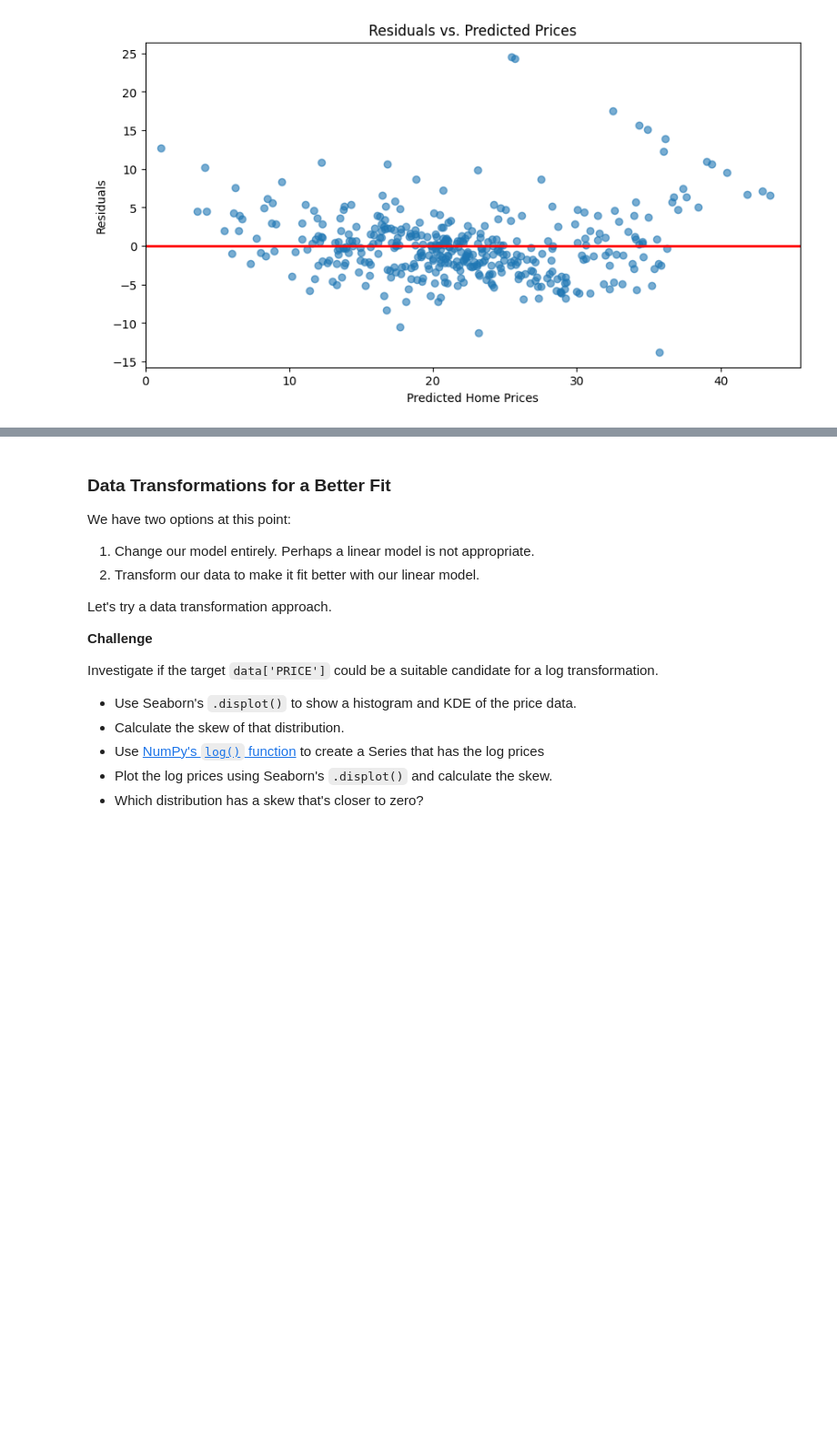
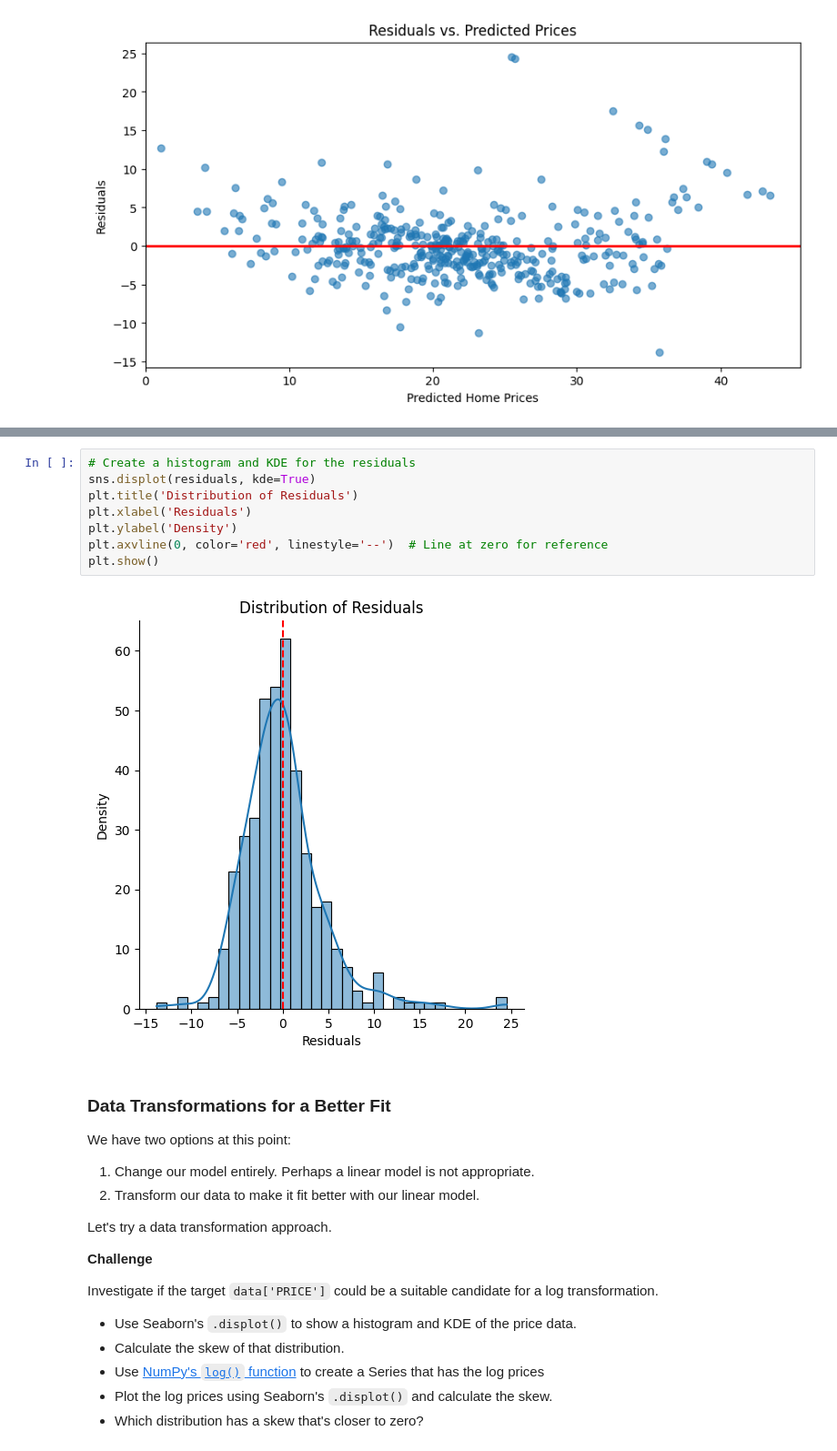
Before and after one commit to IrishEgie/data_science_py, a Jupyter notebook: data_science_10/Multivariable_Regression_and_Valuation_Model_(start).ipynb, the cells around one changed output, grey strips where cells are left out. Shown at 91% size. Drawn from its saved outputs; the diff is of its cells as text; blank space fills up the shorter version.

Commit message:
update: residual skews visualization, & price & logs distribution

```diff
--- a/data_science_10/Multivariable_Regression_and_Valuation_Model_(start).ipynb
+++ b/data_science_10/Multivariable_Regression_and_Valuation_Model_(start).ipynb
@@ -583,3 +591,13 @@ In an ideal case, what we want is something close to a normal distribution. A no
+# %%
+# Create a histogram and KDE for the residuals
+sns.displot(residuals, kde=True)
+plt.title('Distribution of Residuals')
+plt.xlabel('Residuals')
+plt.ylabel('Density')
+plt.axvline(0, color='red', linestyle='--')  # Line at zero for reference
+plt.show()
+# %% [output]
+[figure, added]
 # %% [markdown]
 ### Data Transformations for a Better Fit
 
```
Also changed, not shown: parts of 3 cells of this notebook.
